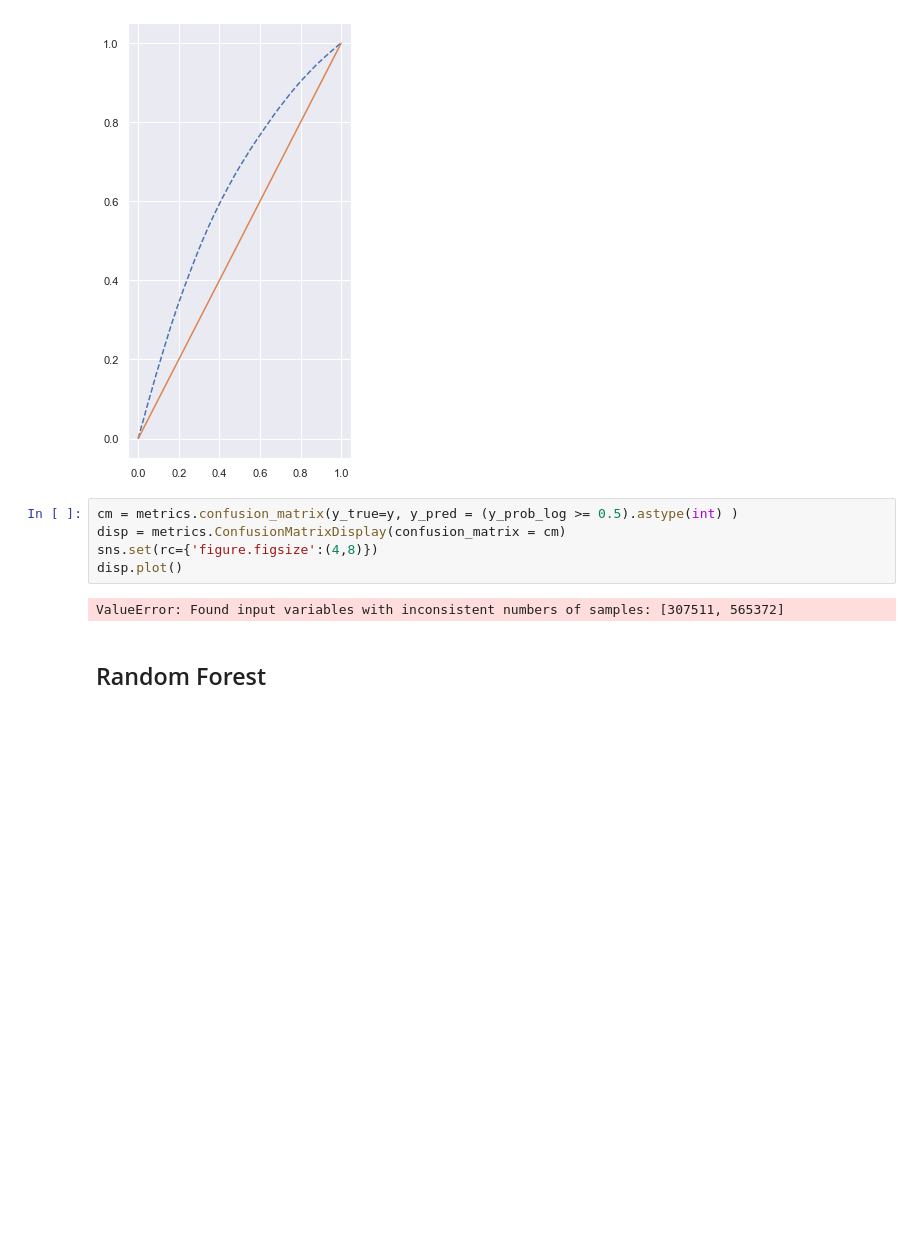
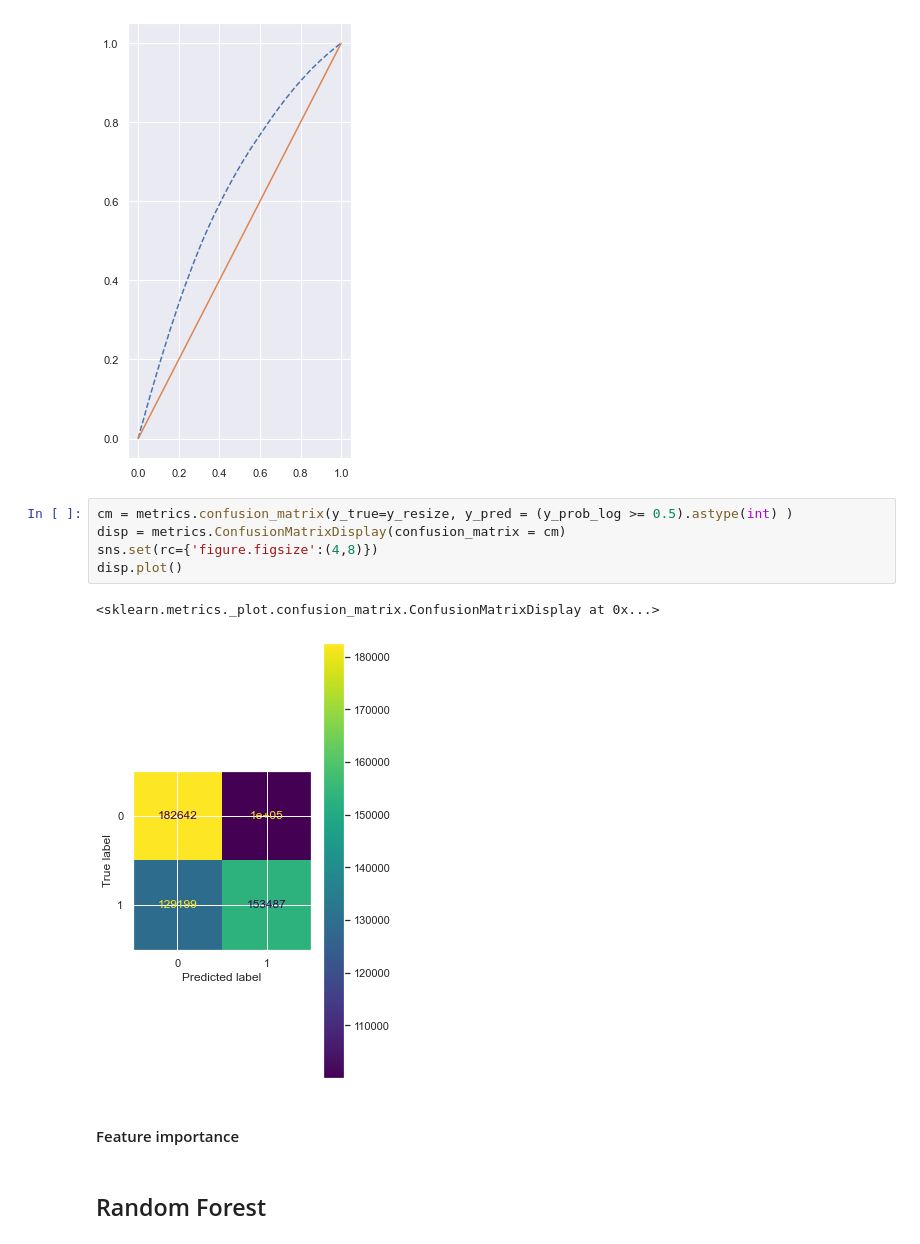
Before and after one commit to pbonte92/P7_Paul_Bonte, a Jupyter notebook: draft.ipynb, the cells around one changed output. Saved outputs shown, nothing was run; the diff lists cells and outputs as text; blank space fills up the shorter version.

```diff
--- a/draft.ipynb
+++ b/draft.ipynb
@@ -691,12 +700,15 @@ plt.plot(fpr_dummy, tpr_dummy ,linestyle='-', label = "Dummy AUC %0.2f" % roc_au
 [<matplotlib.lines.Line2D at 0x...>]
 [figure]
 # %%
-cm = metrics.confusion_matrix(y_true=y, y_pred = (y_prob_log >= 0.5).astype(int) )
+cm = metrics.confusion_matrix(y_true=y_resize, y_pred = (y_prob_log >= 0.5).astype(int) )
 disp = metrics.ConfusionMatrixDisplay(confusion_matrix = cm)
 sns.set(rc={'figure.figsize':(4,8)})
 disp.plot()
 # %% [output]
-ValueError: Found input variables with inconsistent numbers of samples: [307511, 565372]
+<sklearn.metrics._plot.confusion_matrix.ConfusionMatrixDisplay at 0x...>
+[figure, added]
+# %% [markdown]
+#### Feature importance
 # %% [markdown]
 ## Random Forest
 # %%
```
Also changed, not shown: parts of 44 cells of this notebook.
